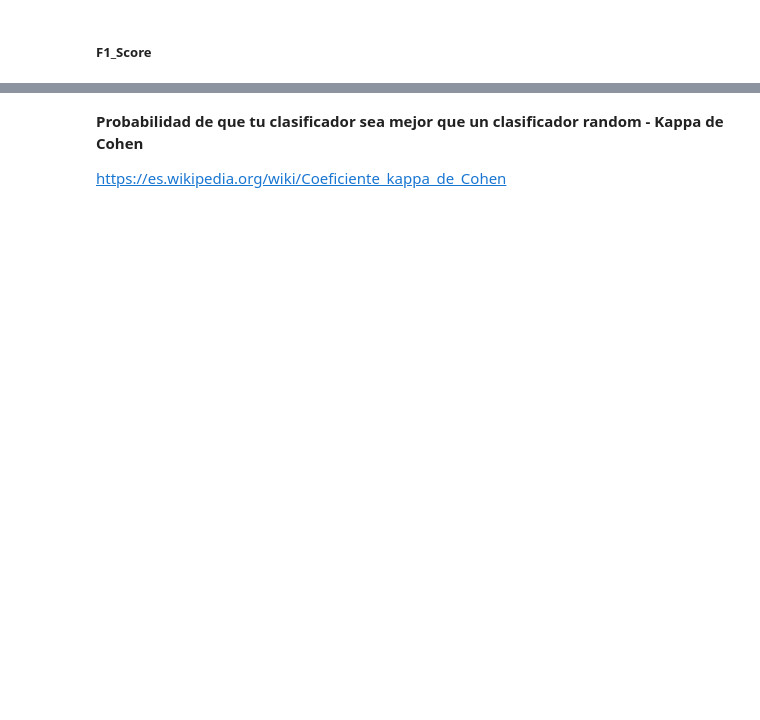
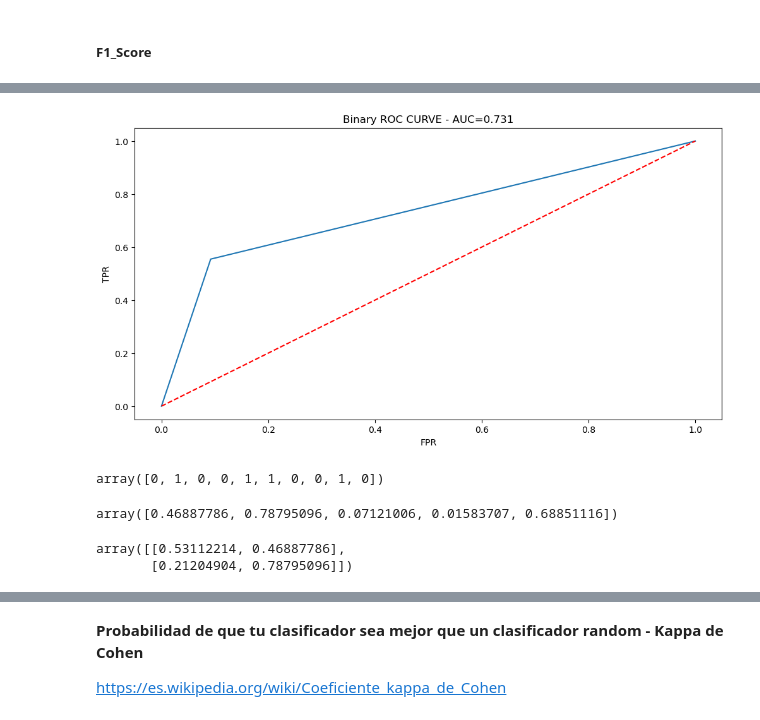
Before and after one commit to Ironhack-Data-Madrid-Abril-2023/apuntes_clase, a Jupyter notebook: semana_7/2.1 - Evaluacion Supervisado.ipynb, the cells around one changed output, grey strips where cells are left out. Saved outputs shown, nothing was run; the diff lists cells and outputs as text; code cells hidden in the pictures; blank space fills up the shorter version.

```diff
--- a/semana_7/2.1 - Evaluacion Supervisado.ipynb
+++ b/semana_7/2.1 - Evaluacion Supervisado.ipynb
@@ -91,0 +343,39 @@ pertenecen al intervalo (-$\infty$, 1]
+# %%
+import warnings
+warnings.filterwarnings('ignore')
+
+#with plt.xkcd():
+
+plt.figure(figsize=(12, 6))
+
+fpr, tpr, _ = roc(y_test, y_pred_logreg)   # por esto esta mal pintao
+
+a=auc(y_test, y_pred_logreg)
+
+plt.plot(fpr, tpr)
+
+plt.plot(fpr, fpr, 'r--')
+
+plt.xlabel('FPR')
+plt.ylabel('TPR')
+
+plt.title('Binary ROC CURVE - AUC={:.3f}'.format(a))
+
+plt.show();
+# %% [output]
+[figure, added]
+# %%
+y_pred_logreg[:10]
+# %% [output]
+array([0, 1, 0, 0, 1, 1, 0, 0, 1, 0])
+# %%
+y_prob = logreg.predict_proba(X_test)[::, 1]
+
+y_prob[:5]
+# %% [output]
+array([0.46887786, 0.78795096, 0.07121006, 0.01583707, 0.68851116])
+# %%
+logreg.predict_proba(X_test)[:2]
+# %% [output]
+array([[0.53112214, 0.46887786],
+       [0.21204904, 0.78795096]])
```
Also changed, not shown: parts of 49 cells of this notebook, 1 other file.
